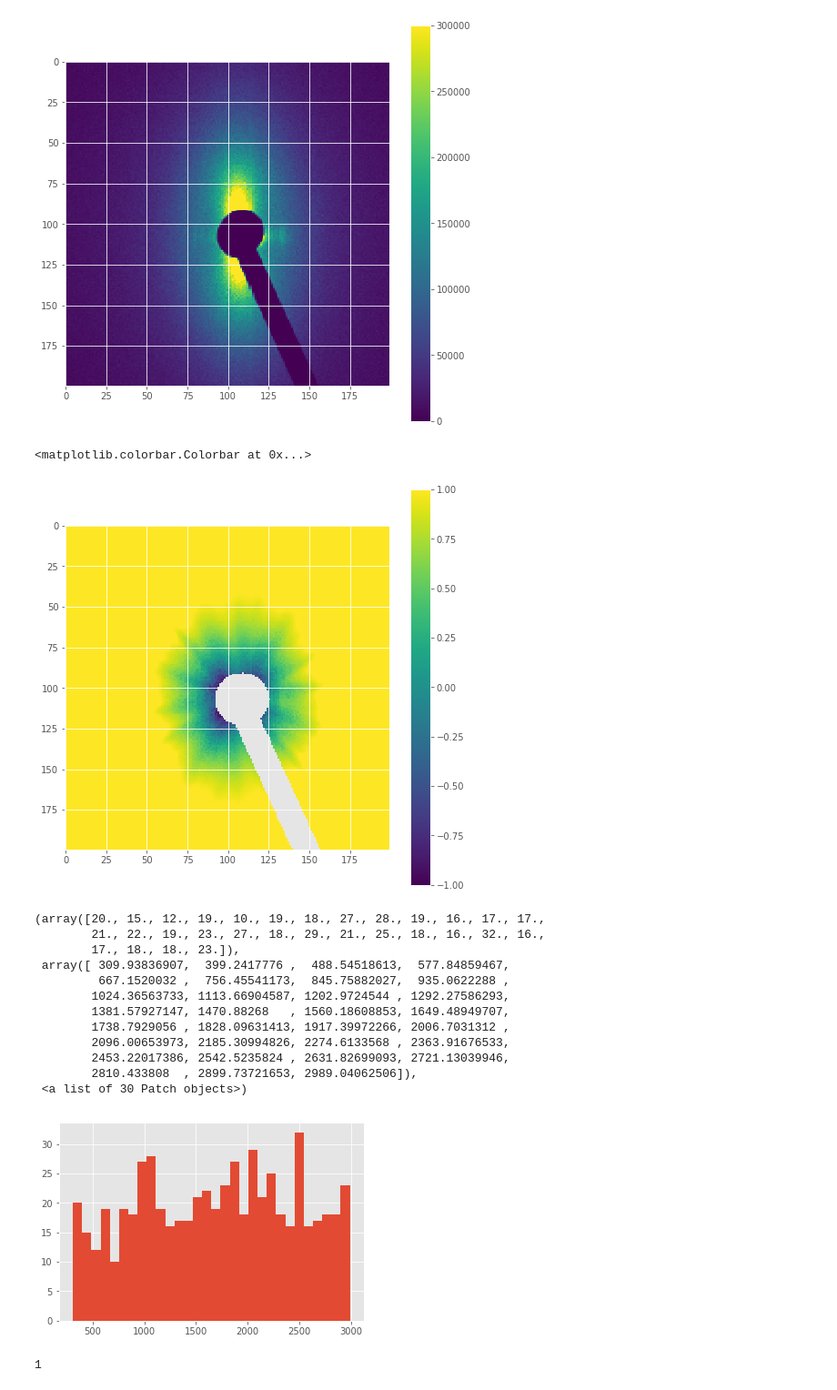
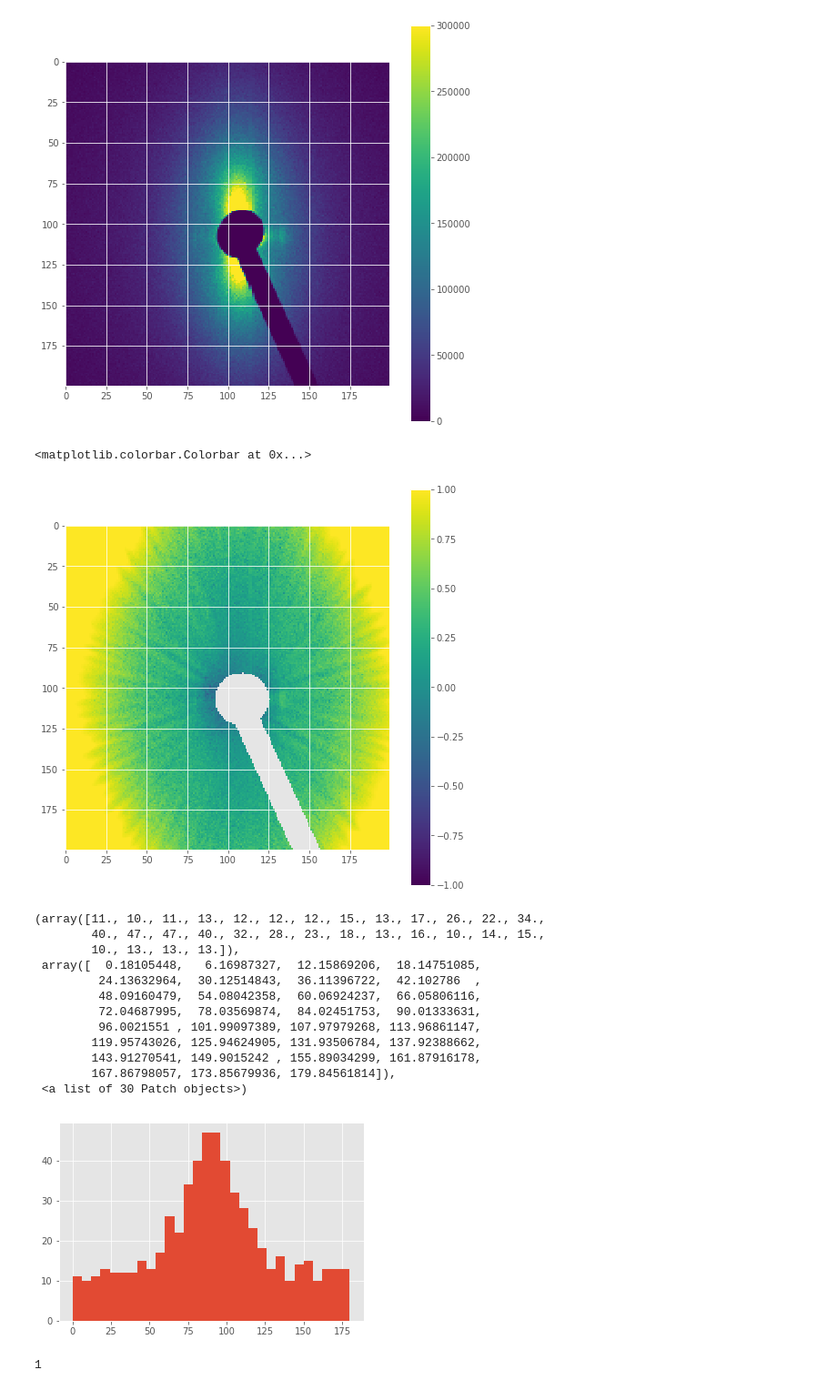
Before and after one commit to BAMresearch/McSAS3, a Jupyter notebook: McSAS3.ipynb, the cells around one changed output. Shown at 91% size. Drawn from its saved outputs; the diff is of its cells as text; code cells hidden in the pictures.

```diff
--- a/McSAS3.ipynb
+++ b/McSAS3.ipynb
@@ -400,7 +415,7 @@ mcpar = McModel(
     fitParameterLimits = {"radius_equatorial": (1, 300),
                           "radius_polar": (300, 3000),
                           "phi": (90-90, 90+90)},
-    staticParameters = {"background": 0, "theta": 90,
+    staticParameters = {"background": 0, "theta": 90.1,
                         "sld" : 1, "sld_solvent" : 0, "scale": 1 })
 print("param prep: {}".format(time.time() - t))
 mc = McCore(measData, model = mcpar, opt = mcopt)
@@ -408,5 +423,6 @@ print("McCore prep: {}".format(time.time() - t))
 mc.iterate()
 print("Iterate: {}".format(time.time() - t))
 print("mc.chisqr: {}, n accepted: {}".format(mc._opt.gof, mc._opt.accepted))
+
 # mc._modelParameters.parameterSet.loc[0].to_dict()
 # %% [output]
@@ -463,23 +494,23 @@ plt.imshow((I[a0l: a0h, a1l: a1h] - modelData["I"] * mc._opt.x0[0] + mc._opt.x0[
 plt.colorbar()
 # %% [output]
 <matplotlib.colorbar.Colorbar at 0x...>
-[figure, old version]
+[figure, new version]
 # %%
-plt.hist(list(mc._model.parameterSet.radius_polar.values), bins = 30)
+plt.hist(list(mc._model.parameterSet.phi.values), bins = 30)
 # %% [output]
-(array([20., 15., 12., 19., 10., 19., 18., 27., 28., 19., 16., 17., 17.,
-        21., 22., 19., 23., 27., 18., 29., 21., 25., 18., 16., 32., 16.,
-        17., 18., 18., 23.]),
- array([ 309.93836907,  399.2417776 ,  488.54518613,  577.84859467,
-         667.1520032 ,  756.45541173,  845.75882027,  935.0622288 ,
-        1024.36563733, 1113.66904587, 1202.9724544 , 1292.27586293,
-        1381.57927147, 1470.88268   , 1560.18608853, 1649.48949707,
-        1738.7929056 , 1828.09631413, 1917.39972266, 2006.7031312 ,
-        2096.00653973, 2185.30994826, 2274.6133568 , 2363.91676533,
-        2453.22017386, 2542.5235824 , 2631.82699093, 2721.13039946,
-        2810.433808  , 2899.73721653, 2989.04062506]),
+(array([11., 10., 11., 13., 12., 12., 12., 15., 13., 17., 26., 22., 34.,
+        40., 47., 47., 40., 32., 28., 23., 18., 13., 16., 10., 14., 15.,
+        10., 13., 13., 13.]),
+ array([  0.18105448,   6.16987327,  12.15869206,  18.14751085,
+         24.13632964,  30.12514843,  36.11396722,  42.102786  ,
+         48.09160479,  54.08042358,  60.06924237,  66.05806116,
+         72.04687995,  78.03569874,  84.02451753,  90.01333631,
+         96.0021551 , 101.99097389, 107.97979268, 113.96861147,
+        119.95743026, 125.94624905, 131.93506784, 137.92388662,
+        143.91270541, 149.9015242 , 155.89034299, 161.87916178,
+        167.86798057, 173.85679936, 179.84561814]),
  <a list of 30 Patch objects>)
-[figure, old version]
+[figure, new version]
 # %%
 mc._opt.convCrit
 # %% [output]
```
Also changed, not shown: parts of 12 cells of this notebook, 3 other files.
